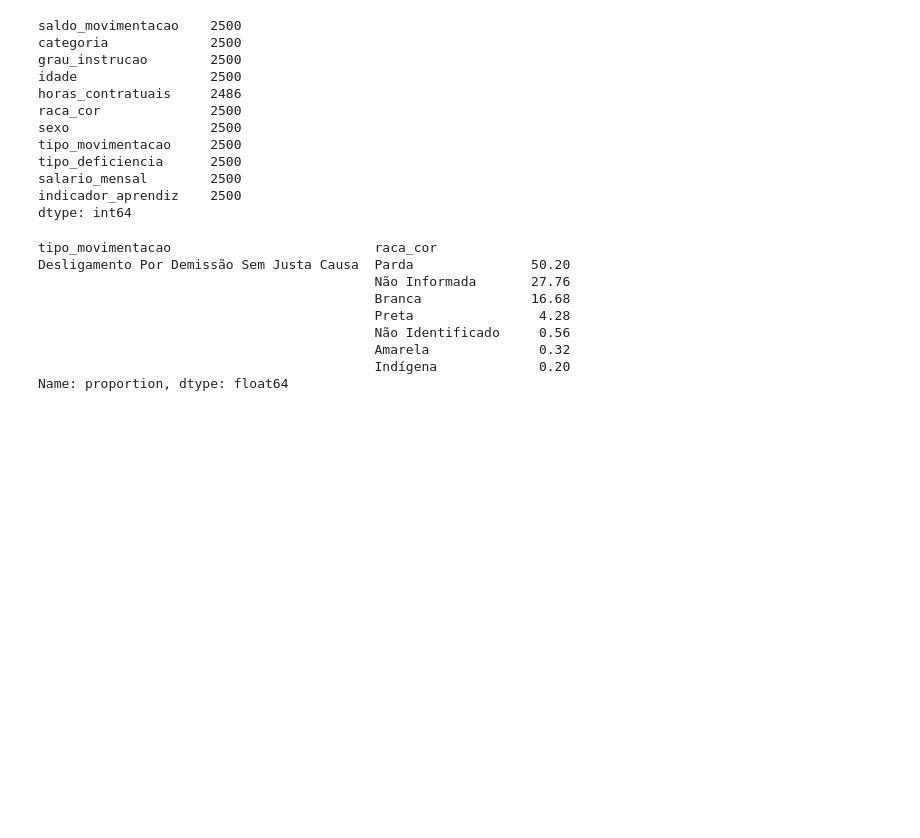
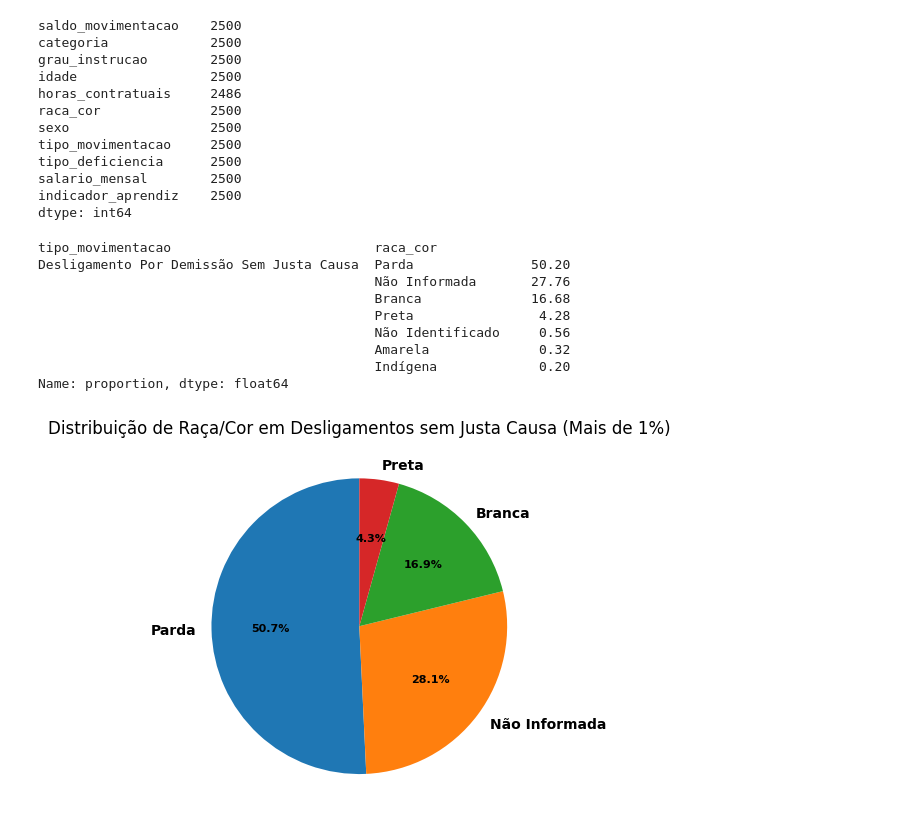
Before and after one commit to romuloms/data_an_caged, a Jupyter notebook: analise_caged.ipynb, the cells around one changed output. Saved outputs shown, nothing was run; the diff lists cells and outputs as text; code cells hidden in the pictures; blank space fills up the shorter version.

Commit message:
plot graphs

```diff
--- a/analise_caged.ipynb
+++ b/analise_caged.ipynb
@@ -509,8 +509,8 @@ salario_mensal        2500
 indicador_aprendiz    2500
 dtype: int64
 # %%
-raca_sem_justac = desl_desc[['tipo_movimentacao', 'raca_cor']]
-raca_sem_jc_percentuais = raca_sem_justac[raca_sem_justac['tipo_movimentacao'] ==
+raca_deslig_tot = desl_desc[['tipo_movimentacao', 'raca_cor']]
+raca_sem_jc_percentuais = raca_deslig_tot[raca_deslig_tot['tipo_movimentacao'] ==
                 'Desligamento Por Demissão Sem Justa Causa'].value_counts(normalize=True) * 100
 raca_sem_jc_percentuais
 # %% [output]
@@ -523,3 +523,20 @@ Desligamento Por Demissão Sem Justa Causa  Parda               50.20
                                            Amarela              0.32
                                            Indígena             0.20
 Name: proportion, dtype: float64
+# %%
+dados_filtrados = raca_sem_jc_percentuais[raca_sem_jc_percentuais >= 1]
+cores = dados_filtrados.index.get_level_values('raca_cor')
+
+fig, ax = plt.subplots()
+
+wedges, texts, autotexts = ax.pie(dados_filtrados, labels=cores, autopct='%1.1f%%', startangle=90)
+
+for text, autotext in zip(texts, autotexts):
+    text.set(size=10, weight='bold')
+    autotext.set(size=8, weight='bold')
+
+ax.set_title('Distribuição de Raça/Cor em Desligamentos sem Justa Causa (Mais de 1%)')
+
+# plt.savefig('grafico_raca_desl_sem_jc.pdf')
+# %% [output]
+[figure, added]
```
Also changed, not shown: parts of 5 cells of this notebook, 3 other files.
